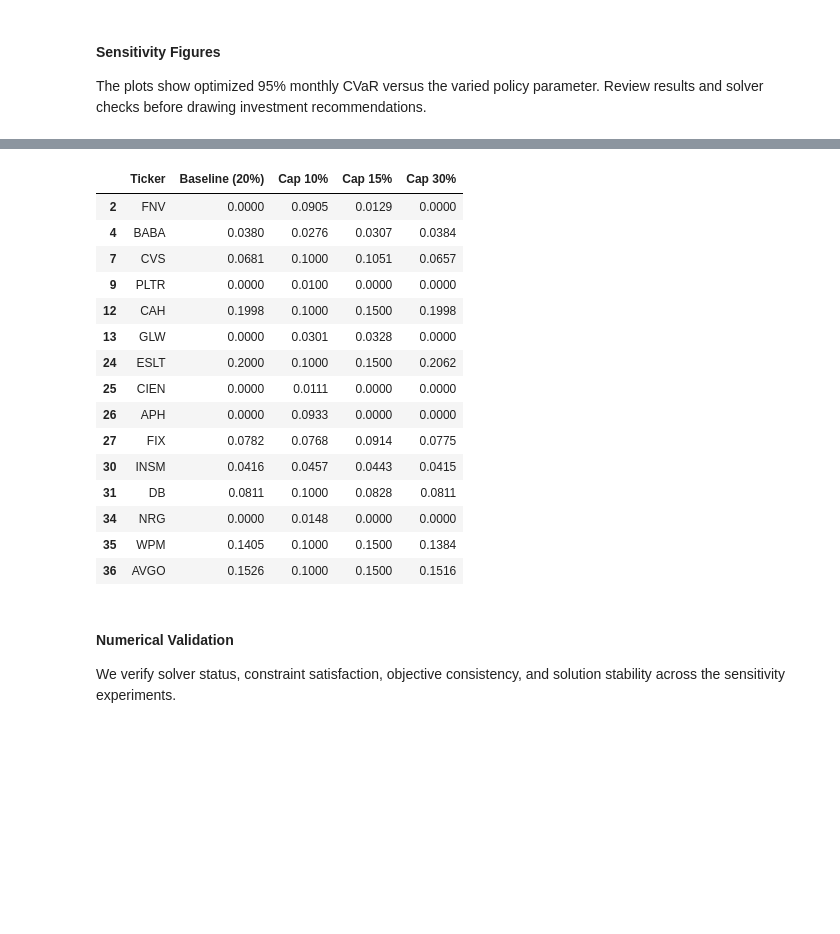
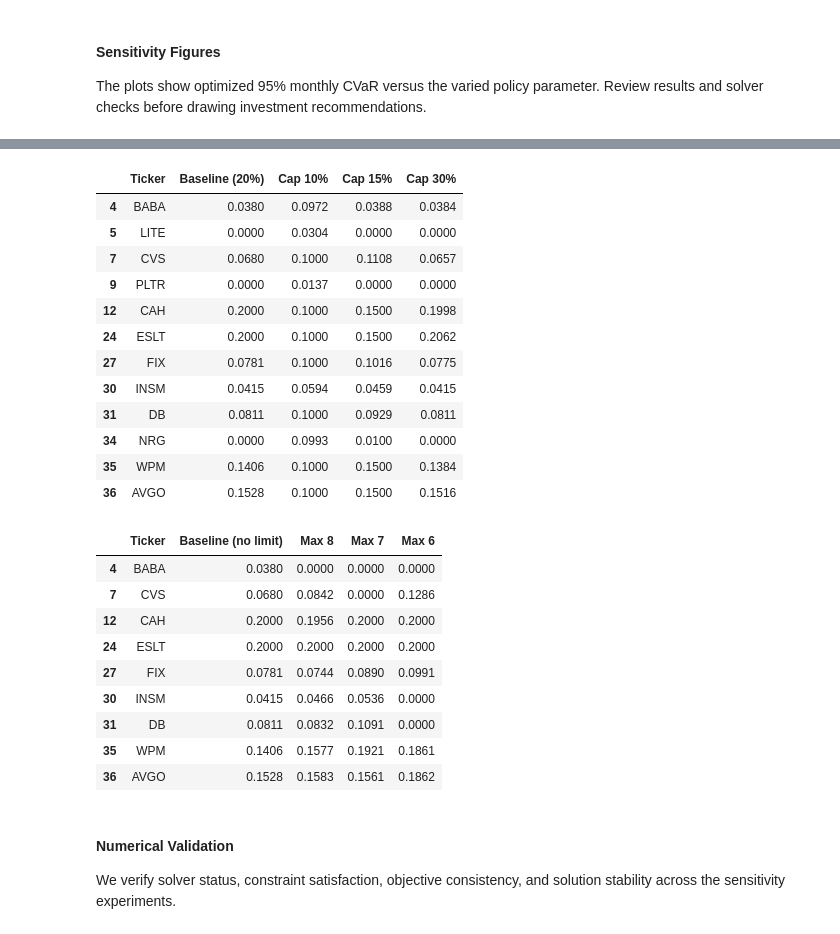
Before and after one commit to ma-benjamin/IEOR4004-Optimization-Project, a Jupyter notebook: model.ipynb, the cells around one changed output, grey strips where cells are left out. Saved outputs shown, nothing was run; the diff lists cells and outputs as text; code cells hidden in the pictures; blank space fills up the shorter version.

```diff
--- a/model.ipynb
+++ b/model.ipynb
@@ -464,7 +460,7 @@ Vary the weight cap from 10% to 30% while holding the correlation threshold fixe
 caps = [0.10, 0.15, 0.20, 0.25, 0.30]
 cap_rows, cap_weights = [], {}
 for cap in caps:
-    result, new_weights = solve_policy(correlation_threshold=0.80, weight_cap=cap)
+    result, new_weights = solve_policy(correlation_threshold=0.40, weight_cap=cap)
     cap_rows.append(result)
     cap_weights[cap] = new_weights
 
@@ -488,0 +489,19 @@ Baseline 20% cap weight L1 difference: 0.0008021919246802914
+# %%
+holding_limits = [None, 8, 7, 6]          # None = no limit (baseline)
+holding_rows, holding_weights = [], {}
+for K in holding_limits:
+    result, new_weights = solve_policy(max_holdings=K)
+    holding_rows.append(result)
+    holding_weights[K] = new_weights
+
+holdings_df = pd.DataFrame(holding_rows)
+baseline_holdings = int(holdings_df.loc[0, "Selected Stocks"])
+holdings_df.insert(0, "Scenario",
+                   ["No limit (baseline)" if K is None else f"Max {K} holdings" for K in holding_limits])
+holdings_df.insert(1, "Max Holdings",
+                   [baseline_holdings if K is None else K for K in holding_limits])
+holdings_df["dCVaR (bp)"] = 1e4 * (holdings_df["CVaR"] - holdings_df.loc[0, "CVaR"])
+display(holdings_df)
+holdings_df.to_csv("max_holdings_sensitivity.csv", index=False)
+
+print("Baseline CVaR difference:", abs(float(holdings_df.loc[0, "CVaR"]) - m.ObjVal))
@@ -521,10 +549,13 @@ optimal investment decisions change.
 # %%
 # Compare portfolio allocations under different policies
 
+# strictest correlation threshold that is still feasible
+low_rho = min(r for r, x in correlation_weights.items() if x is not None)
+
 correlation_portfolios = pd.DataFrame({
     "Ticker": tickers,
-    "Baseline (0.80)": w.X,
-    "Threshold 0.60": correlation_weights[0.60]
+    "Baseline (0.40)": w.X,
+    f"Threshold {low_rho:.2f}": correlation_weights[low_rho]
 })
 
 cap_portfolios = pd.DataFrame({
@@ -535,6 +566,14 @@ cap_portfolios = pd.DataFrame({
     "Cap 30%": cap_weights[0.30]
 })
 
+holdings_portfolios = pd.DataFrame({
+    "Ticker": tickers,
+    "Baseline (no limit)": w.X,
+    "Max 8": holding_weights[8],
+    "Max 7": holding_weights[7],
+    "Max 6": holding_weights[6]
+})
+
 # Show only stocks with positive weights in at least one portfolio
 display(correlation_portfolios.loc[
     (correlation_portfolios.iloc[:, 1:] > 1e-5).any(axis=1)
@@ -543,4 +582,8 @@ display(correlation_portfolios.loc[
 display(cap_portfolios.loc[
     (cap_portfolios.iloc[:, 1:] > 1e-5).any(axis=1)
 ].round(4))
+
+display(holdings_portfolios.loc[
+    (holdings_portfolios.iloc[:, 1:] > 1e-5).any(axis=1)
+].round(4))
 # %% [output]
@@ -557,19 +601,26 @@ display(cap_portfolios.loc[
 |  | Ticker | Baseline (20%) | Cap 10% | Cap 15% | Cap 30% |
-| 2 | FNV | 0.0000 | 0.0905 | 0.0129 | 0.0000 |
-| 4 | BABA | 0.0380 | 0.0276 | 0.0307 | 0.0384 |
-| 7 | CVS | 0.0681 | 0.1000 | 0.1051 | 0.0657 |
-| 9 | PLTR | 0.0000 | 0.0100 | 0.0000 | 0.0000 |
-| 12 | CAH | 0.1998 | 0.1000 | 0.1500 | 0.1998 |
-| 13 | GLW | 0.0000 | 0.0301 | 0.0328 | 0.0000 |
+| 4 | BABA | 0.0380 | 0.0972 | 0.0388 | 0.0384 |
+| 5 | LITE | 0.0000 | 0.0304 | 0.0000 | 0.0000 |
+| 7 | CVS | 0.0680 | 0.1000 | 0.1108 | 0.0657 |
+| 9 | PLTR | 0.0000 | 0.0137 | 0.0000 | 0.0000 |
+| 12 | CAH | 0.2000 | 0.1000 | 0.1500 | 0.1998 |
 | 24 | ESLT | 0.2000 | 0.1000 | 0.1500 | 0.2062 |
-| 25 | CIEN | 0.0000 | 0.0111 | 0.0000 | 0.0000 |
-| 26 | APH | 0.0000 | 0.0933 | 0.0000 | 0.0000 |
-| 27 | FIX | 0.0782 | 0.0768 | 0.0914 | 0.0775 |
-| 30 | INSM | 0.0416 | 0.0457 | 0.0443 | 0.0415 |
-| 31 | DB | 0.0811 | 0.1000 | 0.0828 | 0.0811 |
-| 34 | NRG | 0.0000 | 0.0148 | 0.0000 | 0.0000 |
-| 35 | WPM | 0.1405 | 0.1000 | 0.1500 | 0.1384 |
-| 36 | AVGO | 0.1526 | 0.1000 | 0.1500 | 0.1516 |
+| 27 | FIX | 0.0781 | 0.1000 | 0.1016 | 0.0775 |
+| 30 | INSM | 0.0415 | 0.0594 | 0.0459 | 0.0415 |
+| 31 | DB | 0.0811 | 0.1000 | 0.0929 | 0.0811 |
+| 34 | NRG | 0.0000 | 0.0993 | 0.0100 | 0.0000 |
+| 35 | WPM | 0.1406 | 0.1000 | 0.1500 | 0.1384 |
+| 36 | AVGO | 0.1528 | 0.1000 | 0.1500 | 0.1516 |
+|  | Ticker | Baseline (no limit) | Max 8 | Max 7 | Max 6 |
+| 4 | BABA | 0.0380 | 0.0000 | 0.0000 | 0.0000 |
+| 7 | CVS | 0.0680 | 0.0842 | 0.0000 | 0.1286 |
+| 12 | CAH | 0.2000 | 0.1956 | 0.2000 | 0.2000 |
+| 24 | ESLT | 0.2000 | 0.2000 | 0.2000 | 0.2000 |
+| 27 | FIX | 0.0781 | 0.0744 | 0.0890 | 0.0991 |
+| 30 | INSM | 0.0415 | 0.0466 | 0.0536 | 0.0000 |
+| 31 | DB | 0.0811 | 0.0832 | 0.1091 | 0.0000 |
+| 35 | WPM | 0.1406 | 0.1577 | 0.1921 | 0.1861 |
+| 36 | AVGO | 0.1528 | 0.1583 | 0.1561 | 0.1862 |
 # %% [markdown]
 #### Numerical Validation
 
```
Also changed, not shown: parts of 33 cells of this notebook, 13 other files.
